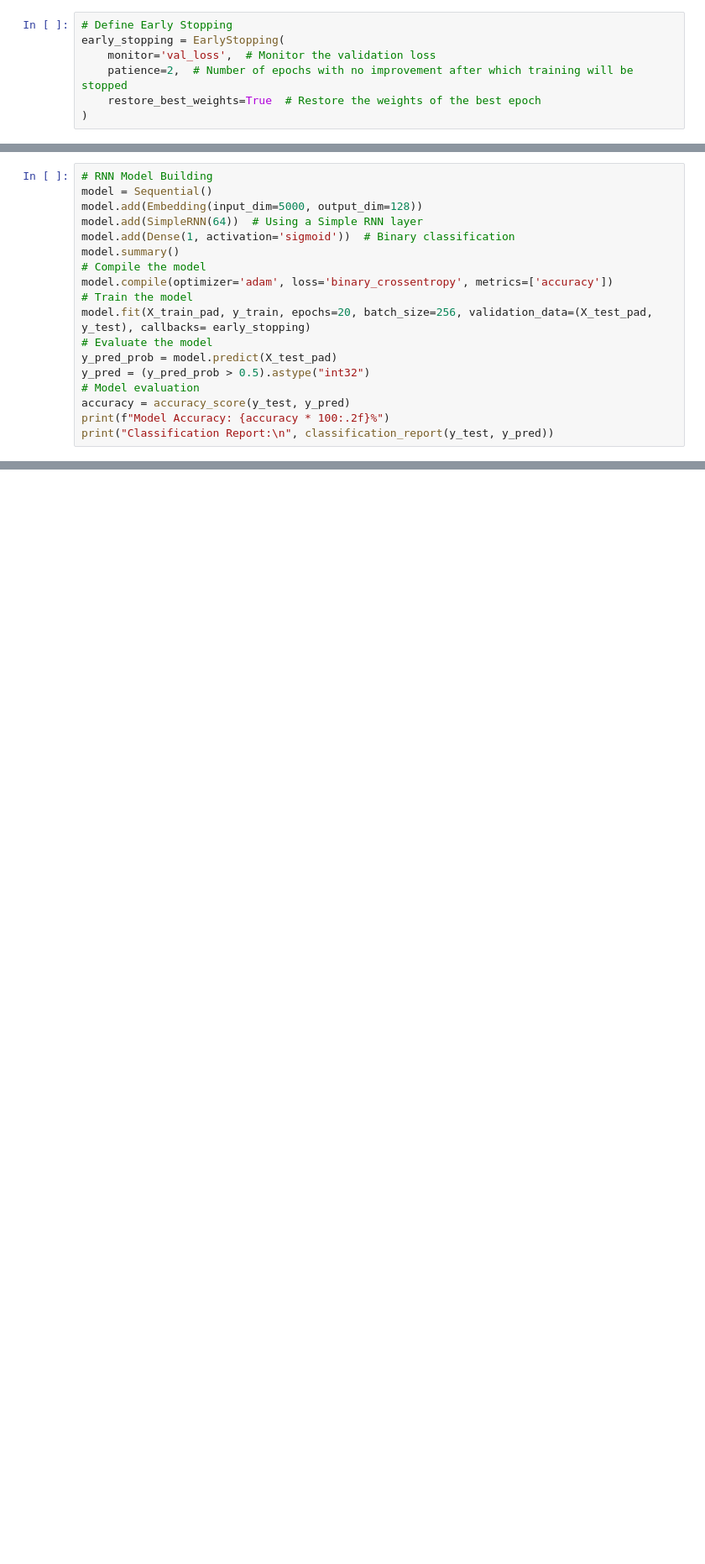
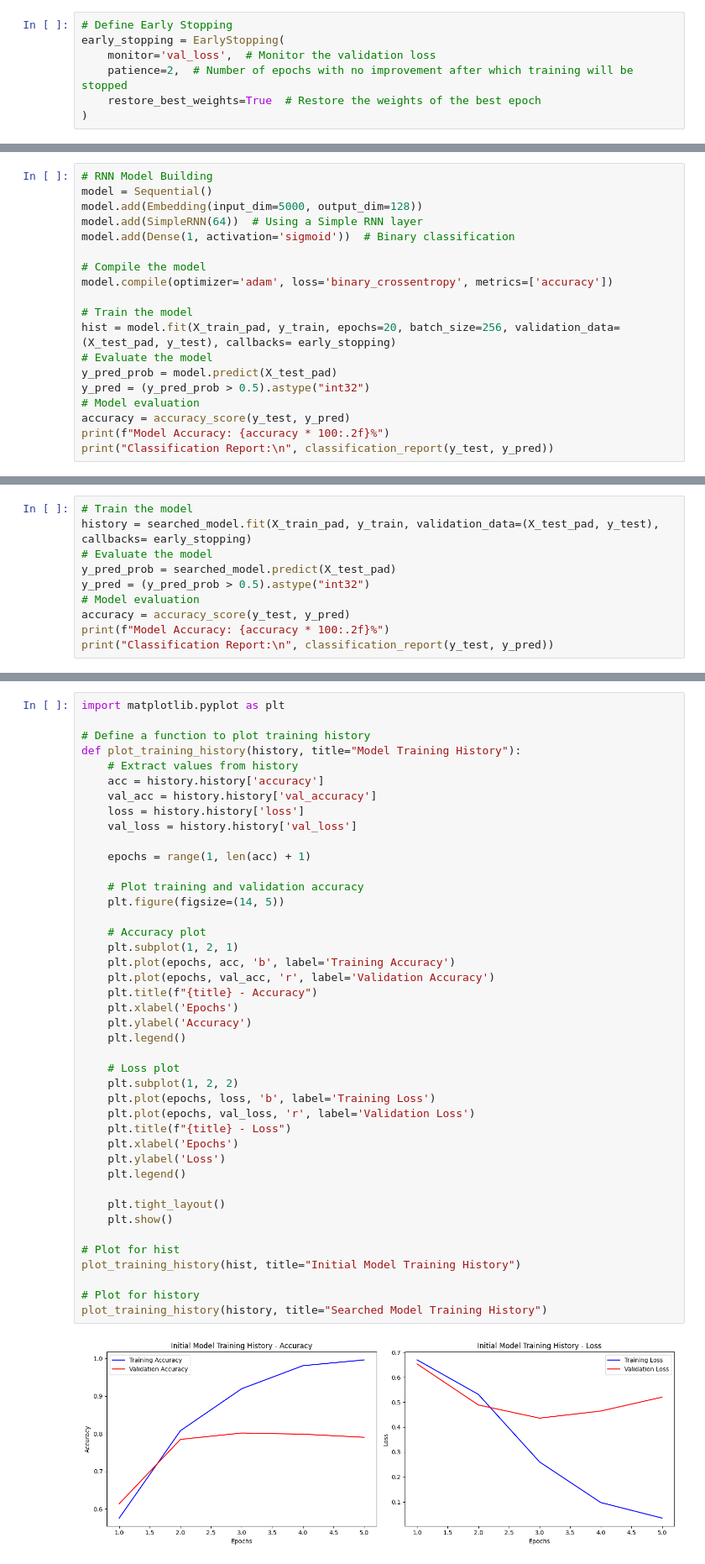
Before and after one commit to Kim-William/AI, a Jupyter notebook: Dissertation/independent_model_testing/05_Recurrent_Neural_Network.ipynb, the cells around one changed output, grey strips where cells are left out. Shown at 84% size. Cells and saved outputs as stored; diff of their text form; blank space fills up the shorter version.

```diff
--- a/Dissertation/independent_model_testing/05_Recurrent_Neural_Network.ipynb
+++ b/Dissertation/independent_model_testing/05_Recurrent_Neural_Network.ipynb
@@ -34,11 +50,12 @@ model = Sequential()
 model.add(Embedding(input_dim=5000, output_dim=128))
 model.add(SimpleRNN(64))  # Using a Simple RNN layer
 model.add(Dense(1, activation='sigmoid'))  # Binary classification
-model.summary()
+
 # Compile the model
 model.compile(optimizer='adam', loss='binary_crossentropy', metrics=['accuracy'])
+
 # Train the model
-model.fit(X_train_pad, y_train, epochs=20, batch_size=256, validation_data=(X_test_pad, y_test), callbacks= early_stopping)
+hist = model.fit(X_train_pad, y_train, epochs=20, batch_size=256, validation_data=(X_test_pad, y_test), callbacks= early_stopping)
 # Evaluate the model
 y_pred_prob = model.predict(X_test_pad)
 y_pred = (y_pred_prob > 0.5).astype("int32")
@@ -360,0 +285,10 @@ Best accuracy: 0.53
+# %%
+# Train the model
+history = searched_model.fit(X_train_pad, y_train, validation_data=(X_test_pad, y_test), callbacks= early_stopping)
+# Evaluate the model
+y_pred_prob = searched_model.predict(X_test_pad)
+y_pred = (y_pred_prob > 0.5).astype("int32")
+# Model evaluation
+accuracy = accuracy_score(y_test, y_pred)
+print(f"Model Accuracy: {accuracy * 100:.2f}%")
+print("Classification Report:\n", classification_report(y_test, y_pred))
@@ -360,0 +315,44 @@ Best accuracy: 0.53
+# %%
+import matplotlib.pyplot as plt
+
+# Define a function to plot training history
+def plot_training_history(history, title="Model Training History"):
+    # Extract values from history
+    acc = history.history['accuracy']
+    val_acc = history.history['val_accuracy']
+    loss = history.history['loss']
+    val_loss = history.history['val_loss']
+
+    epochs = range(1, len(acc) + 1)
+
+    # Plot training and validation accuracy
+    plt.figure(figsize=(14, 5))
+
+    # Accuracy plot
+    plt.subplot(1, 2, 1)
+    plt.plot(epochs, acc, 'b', label='Training Accuracy')
+    plt.plot(epochs, val_acc, 'r', label='Validation Accuracy')
+    plt.title(f"{title} - Accuracy")
+    plt.xlabel('Epochs')
+    plt.ylabel('Accuracy')
+    plt.legend()
+
+    # Loss plot
+    plt.subplot(1, 2, 2)
+    plt.plot(epochs, loss, 'b', label='Training Loss')
+    plt.plot(epochs, val_loss, 'r', label='Validation Loss')
+    plt.title(f"{title} - Loss")
+    plt.xlabel('Epochs')
+    plt.ylabel('Loss')
+    plt.legend()
+
+    plt.tight_layout()
+    plt.show()
+
+# Plot for hist
+plot_training_history(hist, title="Initial Model Training History")
+
+# Plot for history
+plot_training_history(history, title="Searched Model Training History")
+# %% [output]
+[figure, added]
```
Also changed, not shown: parts of 18 cells of this notebook, 3 other files.
